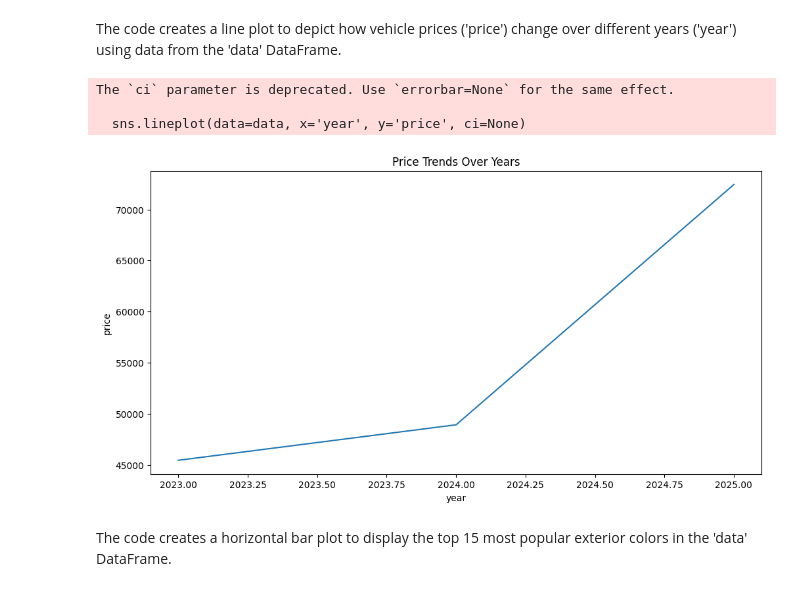
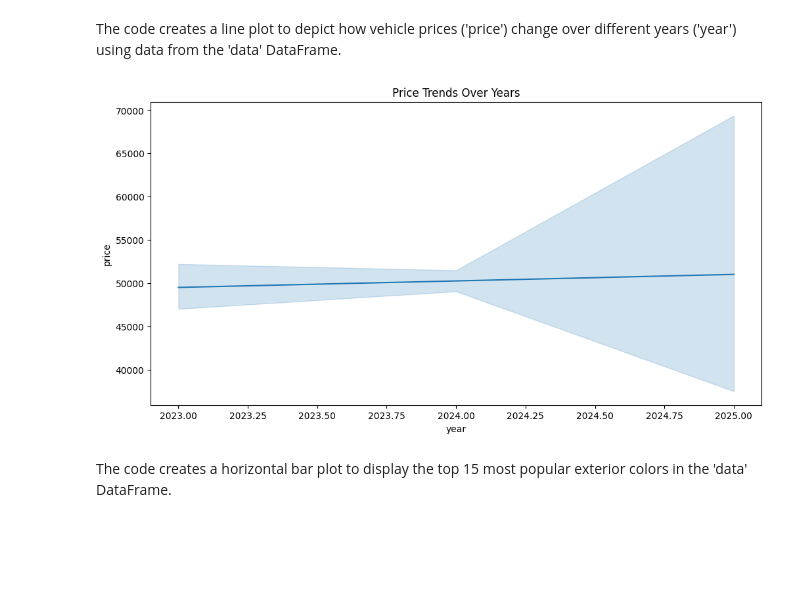
Before and after one commit to chetu5580/project2, a Jupyter notebook: vehicle.ipynb, the cells around one changed output. Drawn from its saved outputs; the diff is of its cells as text; code cells hidden in the pictures; blank space fills up the shorter version.

```diff
--- a/vehicle.ipynb
+++ b/vehicle.ipynb
@@ -185,14 +185,11 @@ plt.show()
 The code creates a line plot to depict how vehicle prices ('price') change over different years ('year') using data from the 'data' DataFrame.
 # %%
 plt.figure(figsize=(12, 6))
-sns.lineplot(data=data, x='year', y='price', ci=None)
+sns.lineplot(data=data, x='year', y='price')
 plt.title('Price Trends Over Years')
 plt.show()
 # %% [output]
-The `ci` parameter is deprecated. Use `errorbar=None` for the same effect.
-
-  sns.lineplot(data=data, x='year', y='price', ci=None)
-[figure, old version]
+[figure, new version]
 # %% [markdown]
 The code creates a horizontal bar plot to display the top 15 most popular exterior colors in the 'data' DataFrame.
 # %%
```
